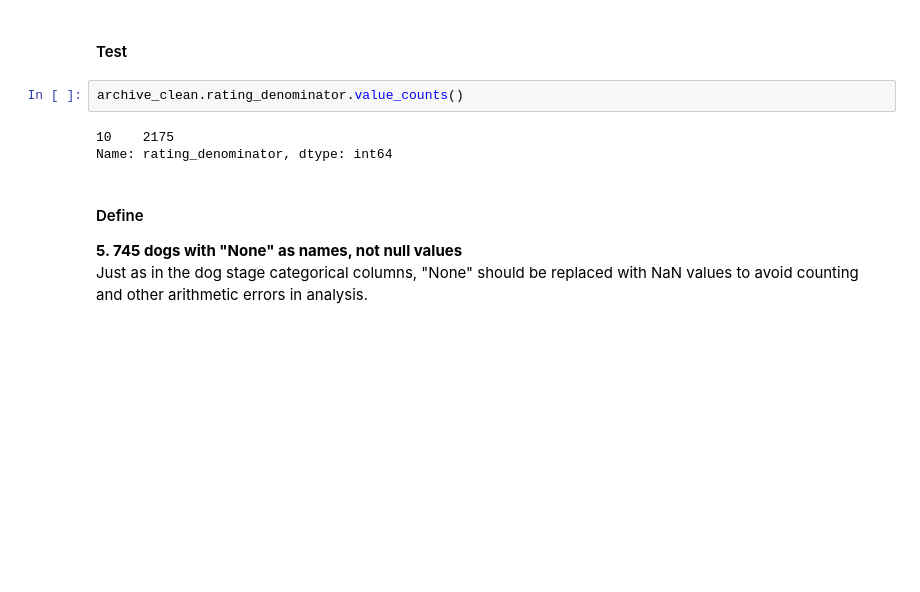
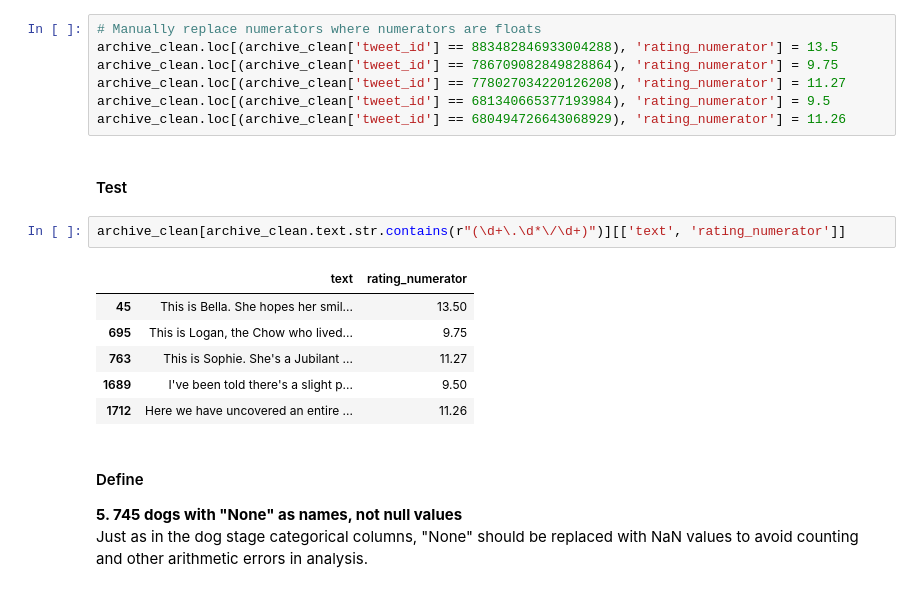
Before and after one commit to bakabbyy/WeRateDogs-twitter, a Jupyter notebook: wrangle_act.ipynb, the cells around one changed output. Saved outputs shown, nothing was run; the diff lists cells and outputs as text; blank space fills up the shorter version.

```diff
--- a/wrangle_act.ipynb
+++ b/wrangle_act.ipynb
@@ -525,10 +568,21 @@ archive_clean['rating_denominator'] = 10
+# %%
+# Manually replace numerators where numerators are floats
+archive_clean.loc[(archive_clean['tweet_id'] == 883482846933004288), 'rating_numerator'] = 13.5
+archive_clean.loc[(archive_clean['tweet_id'] == 786709082849828864), 'rating_numerator'] = 9.75
+archive_clean.loc[(archive_clean['tweet_id'] == 778027034220126208), 'rating_numerator'] = 11.27
+archive_clean.loc[(archive_clean['tweet_id'] == 681340665377193984), 'rating_numerator'] = 9.5
+archive_clean.loc[(archive_clean['tweet_id'] == 680494726643068929), 'rating_numerator'] = 11.26
 # %% [markdown]
 #### Test
-# %%
-archive_clean.rating_denominator.value_counts()
-# %% [output]
-10    2175
-Name: rating_denominator, dtype: int64
+# %%
+archive_clean[archive_clean.text.str.contains(r"(\d+\.\d*\/\d+)")][['text', 'rating_numerator']]
+# %% [output]
+|  | text | rating_numerator |
+| 45 | This is Bella. She hopes her smil... | 13.50 |
+| 695 | This is Logan, the Chow who lived... | 9.75 |
+| 763 | This is Sophie. She's a Jubilant ... | 11.27 |
+| 1689 | I've been told there's a slight p... | 9.50 |
+| 1712 | Here we have uncovered an entire ... | 11.26 |
 # %% [markdown]
 #### Define
 **5. 745 dogs with "None" as names, not null values**
```
Also changed, not shown: parts of 8 cells of this notebook, 1 other file.
